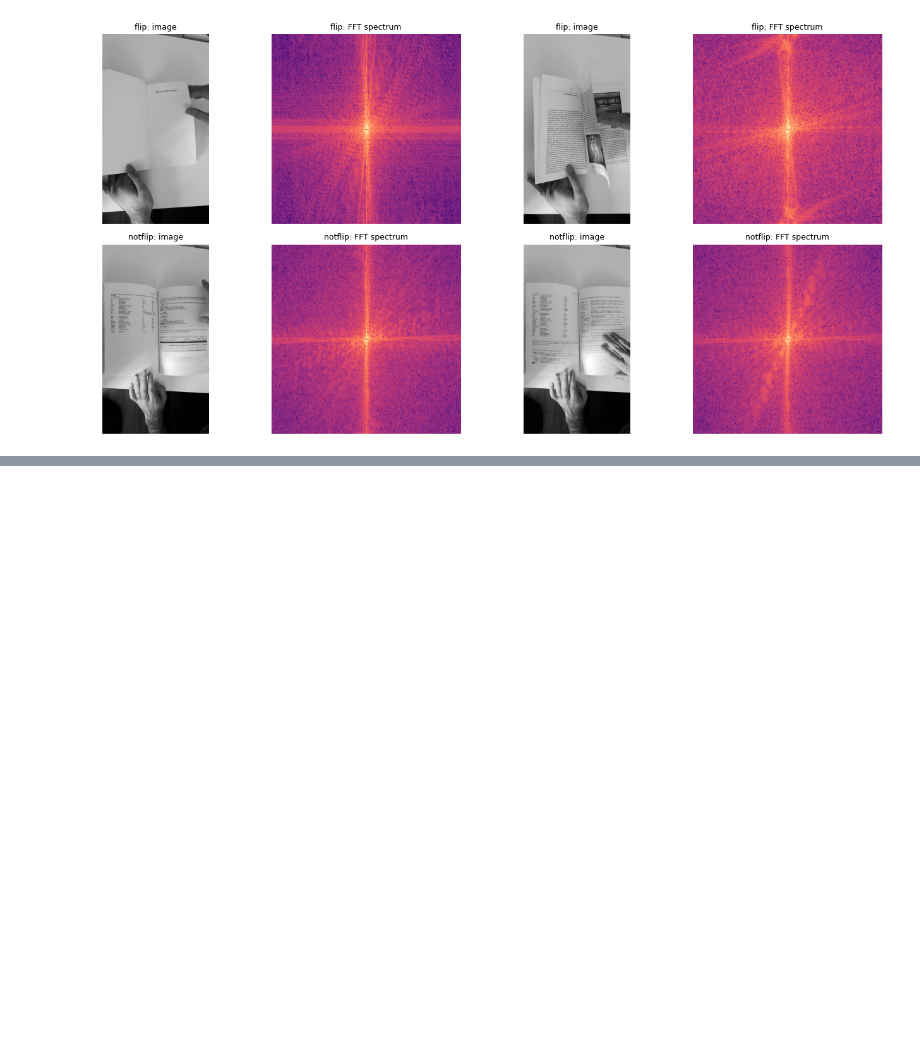
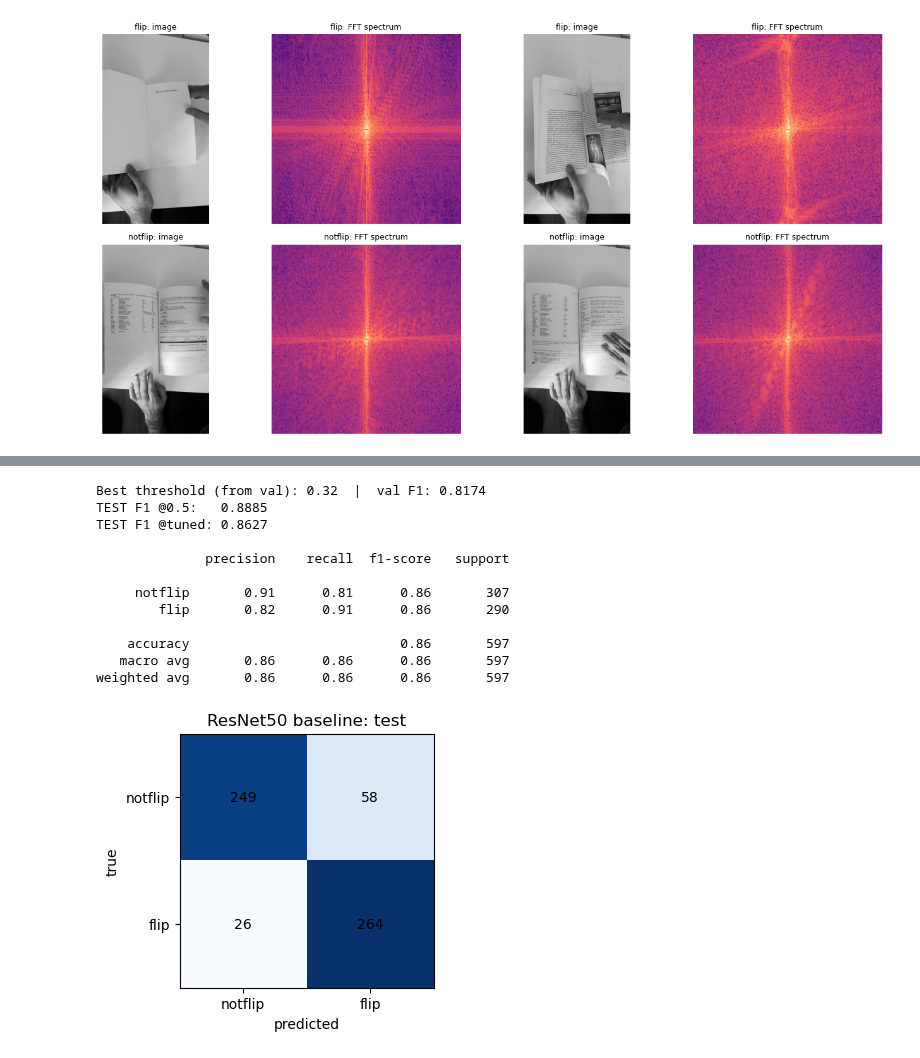
Before and after one commit to DillonR03/MonReader, a Jupyter notebook: MonReaderNotebook.ipynb, the cells around one changed output, grey strips where cells are left out. Saved outputs shown, nothing was run; the diff lists cells and outputs as text; code cells hidden in the pictures; blank space fills up the shorter version.

```diff
--- a/MonReaderNotebook.ipynb
+++ b/MonReaderNotebook.ipynb
@@ -272,0 +482,39 @@ plt.show()
+# %%
+# Pick the decision threshold on validation only
+val_probs = model.predict(val_ds, verbose=0).ravel()
+val_true = val_fast.label.map(LABEL_MAP).values
+
+thresholds = np.linspace(0.05, 0.95, 91)
+f1s = [f1_score(val_true, val_probs >= t) for t in thresholds]
+best_t = float(thresholds[int(np.argmax(f1s))])
+
+# Score the official test set once, using that threshold
+test_probs = model.predict(test_ds, verbose=0).ravel()
+test_true = test_df.label.map(LABEL_MAP).values
+test_pred = (test_probs >= best_t).astype(int)
+
+print(f"Best threshold (from val): {best_t:.2f}  |  val F1: {max(f1s):.4f}")
+print(f"TEST F1 @0.5:   {f1_score(test_true, test_probs >= 0.5):.4f}")
+print(f"TEST F1 @tuned: {f1_score(test_true, test_pred):.4f}\n")
+print(classification_report(test_true, test_pred, target_names=["notflip", "flip"]))
+
+cm = confusion_matrix(test_true, test_pred)
+plt.figure(figsize=(3.6, 3.3)); plt.imshow(cm, cmap="Blues")
+for (i, j), v in np.ndenumerate(cm):
+    plt.text(j, i, v, ha="center", va="center")
+plt.xticks([0, 1], ["notflip", "flip"]); plt.yticks([0, 1], ["notflip", "flip"])
+plt.xlabel("predicted"); plt.ylabel("true"); plt.title("ResNet50 baseline: test"); plt.show()
+# %% [output]
+Best threshold (from val): 0.32  |  val F1: 0.8174
+TEST F1 @0.5:   0.8885
+TEST F1 @tuned: 0.8627
+
+              precision    recall  f1-score   support
+
+     notflip       0.91      0.81      0.86       307
+        flip       0.82      0.91      0.86       290
+
+    accuracy                           0.86       597
+   macro avg       0.86      0.86      0.86       597
+weighted avg       0.86      0.86      0.86       597
+[figure, added]
```
Also changed, not shown: parts of 5 cells of this notebook.
